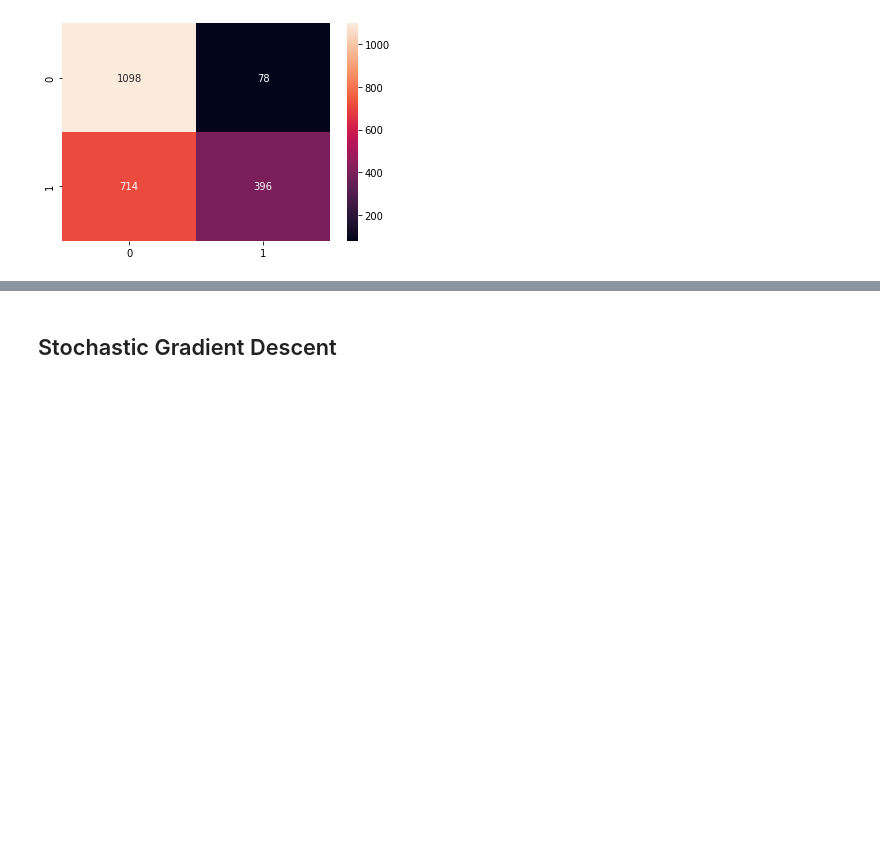
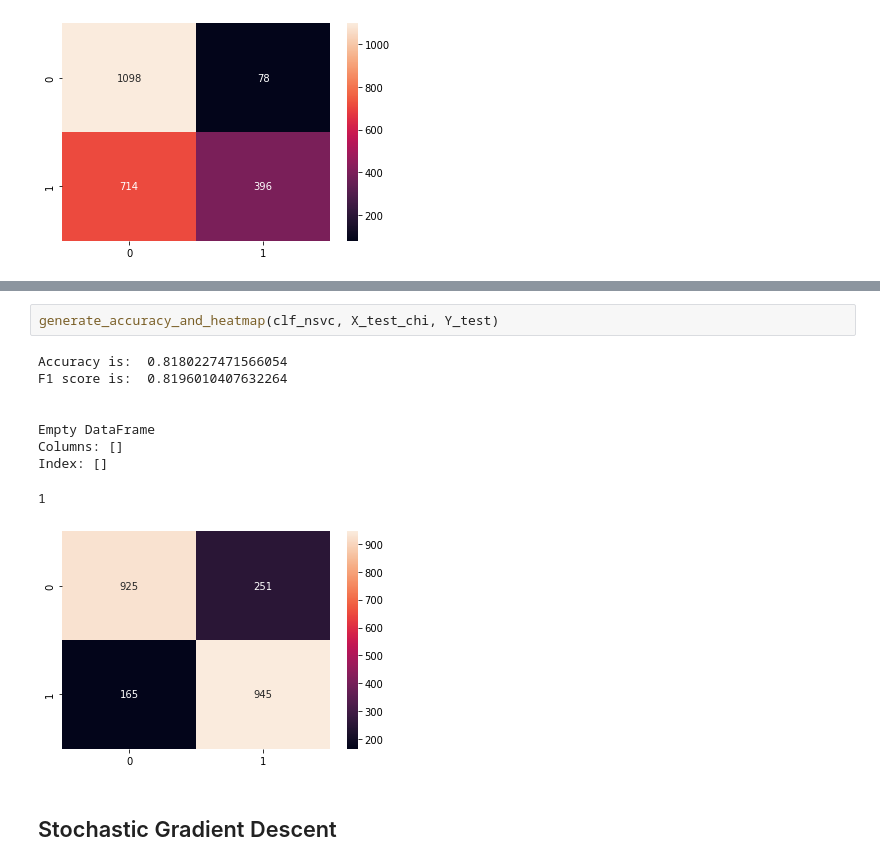
Before and after one commit to devsec-ansh/Phishing-Scam-Detection-Using-Ensemble-Machine-Learning-and-NLP, a Jupyter notebook: Phishing Detection Using ML/Phishing Detection Model Training.ipynb, the cells around one changed output, grey strips where cells are left out. Cells and saved outputs as stored; diff of their text form; blank space fills up the shorter version.

```diff
--- a/Phishing Detection Using ML/Phishing Detection Model Training.ipynb
+++ b/Phishing Detection Using ML/Phishing Detection Model Training.ipynb
@@ -306,3 +254,15 @@ Index: []
+# %%
+generate_accuracy_and_heatmap(clf_nsvc, X_test_chi, Y_test)
+# %% [output]
+Accuracy is:  0.8180227471566054
+F1 score is:  0.8196010407632264
+
+
+Empty DataFrame
+Columns: []
+Index: []
+1
+[figure, added]
 # %% [markdown]
 ## Stochastic Gradient Descent
 # %%
```
Also changed, not shown: parts of 26 cells of this notebook, 1 other file.
